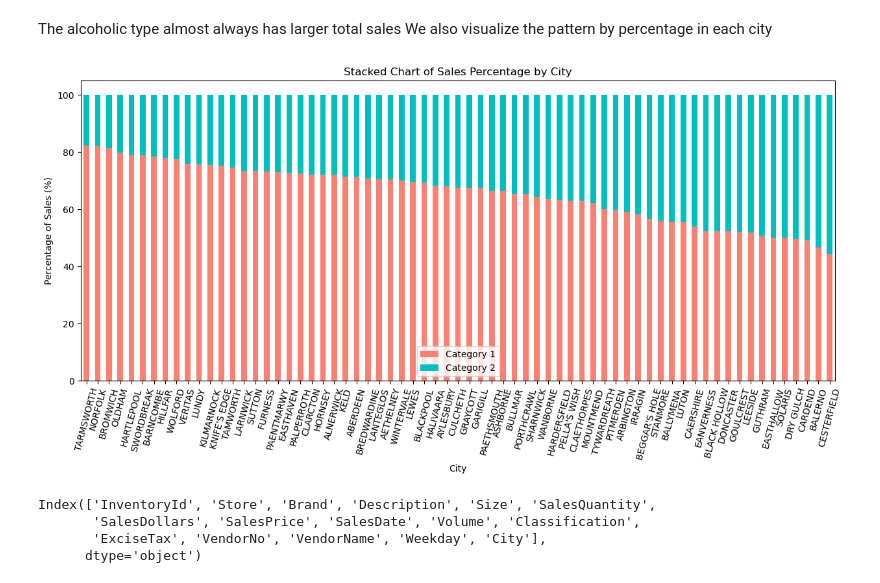
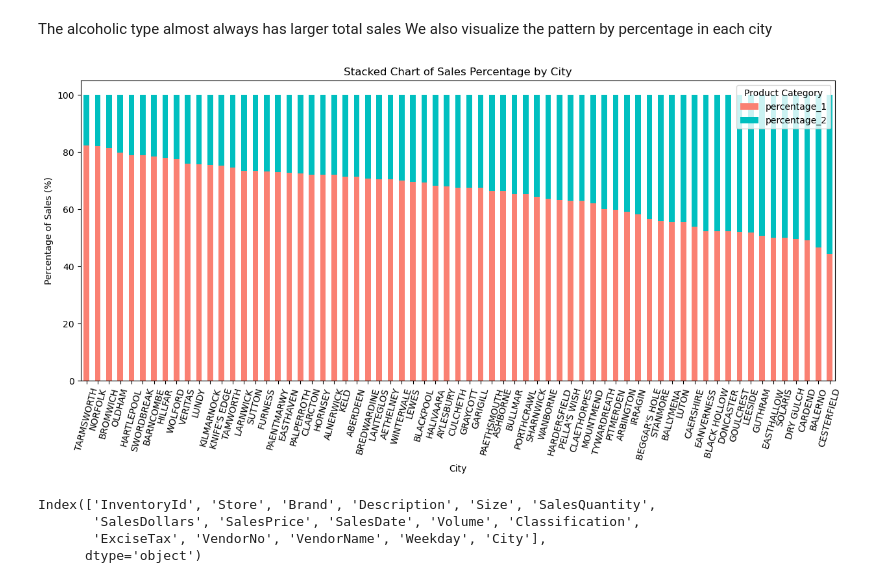
Before and after one commit to Leullque/ece143_group10, a Jupyter notebook: visualization.ipynb, the cells around one changed output. Drawn from its saved outputs; the diff is of its cells as text; code cells hidden in the pictures.

```diff
--- a/visualization.ipynb
+++ b/visualization.ipynb
@@ -269,32 +269,32 @@ We also visualize the pattern by percentage in each city
 # %%
 # get the percentage by product category in each city
 product_city = df_sale.groupby(['City', 'Classification'])[['SalesDollars']].agg({'SalesDollars': 'sum'}).reset_index()
 product_city['percentage'] = product_city.groupby('City')['SalesDollars'].apply(lambda x: x / x.sum() * 100).values
 
 # product_city_pivot = product_city.pivot(index='City', columns='Classification', values='percentage').fillna(0)
 # product_city_pivot.plot(kind='bar', stacked=True, figsize=(20, 6), color=[custom_palette[1], custom_palette[2]])
 # plt.xlabel('City')
 # plt.ylabel('Percentage of Sales (%)')
 # plt.title('Percentage of Sales by City and Classification')
 # plt.xticks(rotation=75)
 # plt.legend(title='Product Category')
 # plt.show()
 
 # plot the sorted percentage
 category_1_percentage = product_city[product_city['Classification'] == 1][['City', 'percentage']]
 category_1_percentage = category_1_percentage.sort_values(by='percentage', ascending=False)
 merged_percentage = category_1_percentage.merge(product_city[product_city['Classification'] == 2][['City', 'percentage']], on='City', suffixes=('_1', '_2'))
 fig, ax = plt.subplots(figsize=(15, 6))
 merged_percentage.set_index('City').plot(kind='bar', stacked=True, ax=ax, color=['salmon', 'c'])
 
 plt.xlabel("City")
 plt.ylabel("Percentage of Sales (%)")
 plt.title("Stacked Chart of Sales Percentage by City")
-plt.legend(["Category 1", "Category 2"])
+plt.legend(title='Product Category')
 plt.xticks(rotation=75)
 plt.show()
 # %% [output]
-[figure, old version]
+[figure, new version]
 # %%
 df_sale.columns
 # %% [output]
```
